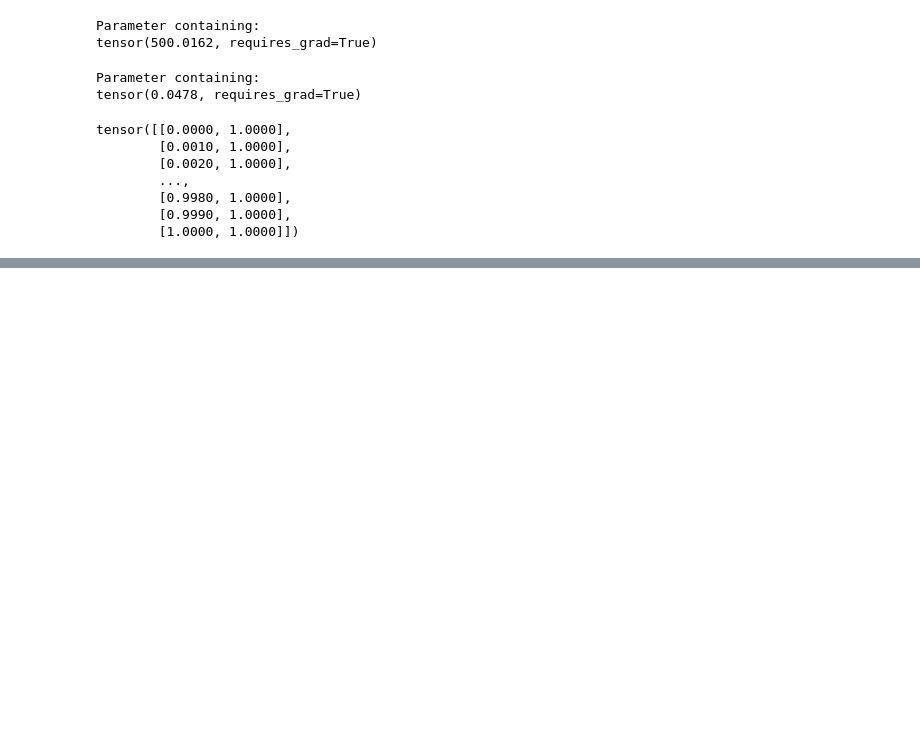
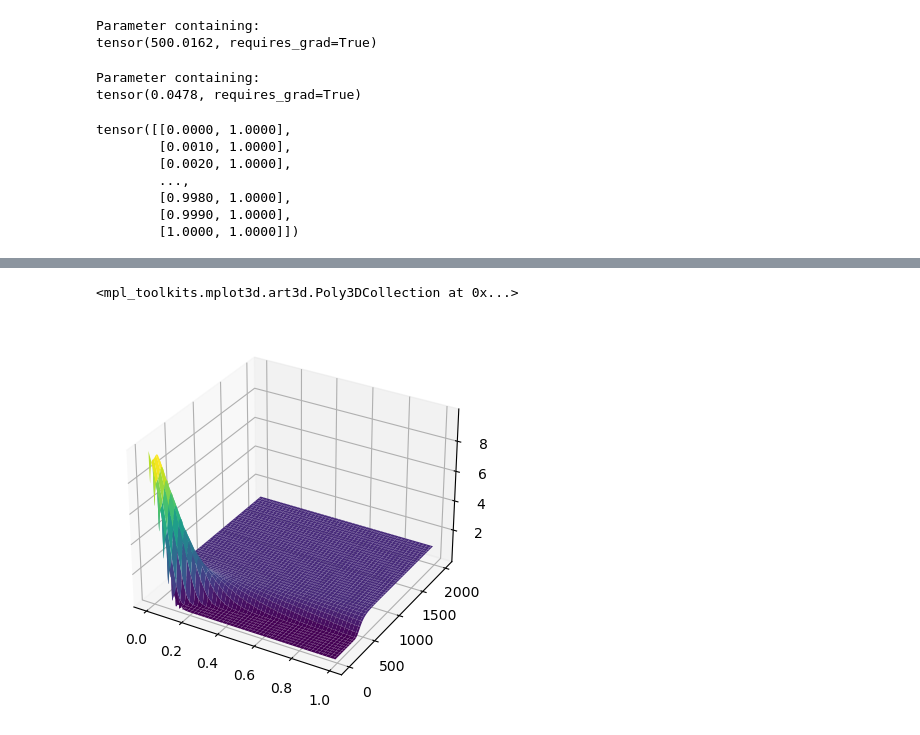
Before and after one commit to jiseonmin/PINNs, a Jupyter notebook: multilocus_diffusion/one_locus_pytorch.ipynb, the cells around one changed output, grey strips where cells are left out. Cells and saved outputs as stored; diff of their text form; code cells hidden in the pictures; blank space fills up the shorter version.

Commit message:
plotted p(f,t) prediction and compared estimated s and N to the true s and N. N is good, s is quite a bit off.

```diff
--- a/multilocus_diffusion/one_locus_pytorch.ipynb
+++ b/multilocus_diffusion/one_locus_pytorch.ipynb
@@ -35,6 +35,7 @@ p_test = torch.from_numpy(p[idx_list[N_train:]]).float().to(device)
 #     if torch.backends.mps.is_available()
 #     else "cpu"
 # )
-device == "cuda"
+device = "cuda:2"
 print(f"Using {device} device")
+torch.cuda.current_device()
 # %% [output]
@@ -274,0 +301,23 @@ tensor(0.0006, device='cuda:0', requires_grad=True) N: tensor(2031.1301, device=
+# %%
+f_plot = np.arange(0, 1, 0.01)
+t_plot = np.arange(0, 2000, 1)
+ms_f, ms_t = np.meshgrid(f_plot, t_plot)
+
+f = np.ravel(ms_f).reshape(-1, 1)
+t = np.ravel(ms_t).reshape(-1, 1)
+pt_f = Variable(torch.from_numpy(f).float(), requires_grad=True).to(device)
+pt_t = Variable(torch.from_numpy(t).float(), requires_grad=True).to(device)
+pt_p = model(pt_f, pt_t)
+
+p = pt_p.data.cpu().numpy()
+ms_p = p.reshape(ms_f.shape)
+# %%
+import matplotlib.pyplot as plt
+from mpl_toolkits.mplot3d import Axes3D
+
+fig = plt.figure()
+ax = fig.add_subplot(projection='3d')
+ax.plot_surface(ms_f, ms_t, ms_p, cmap='viridis', linewidth=0)
+# %% [output]
+<mpl_toolkits.mplot3d.art3d.Poly3DCollection at 0x...>
+[figure, added]
```
Also changed, not shown: parts of 9 cells of this notebook.
